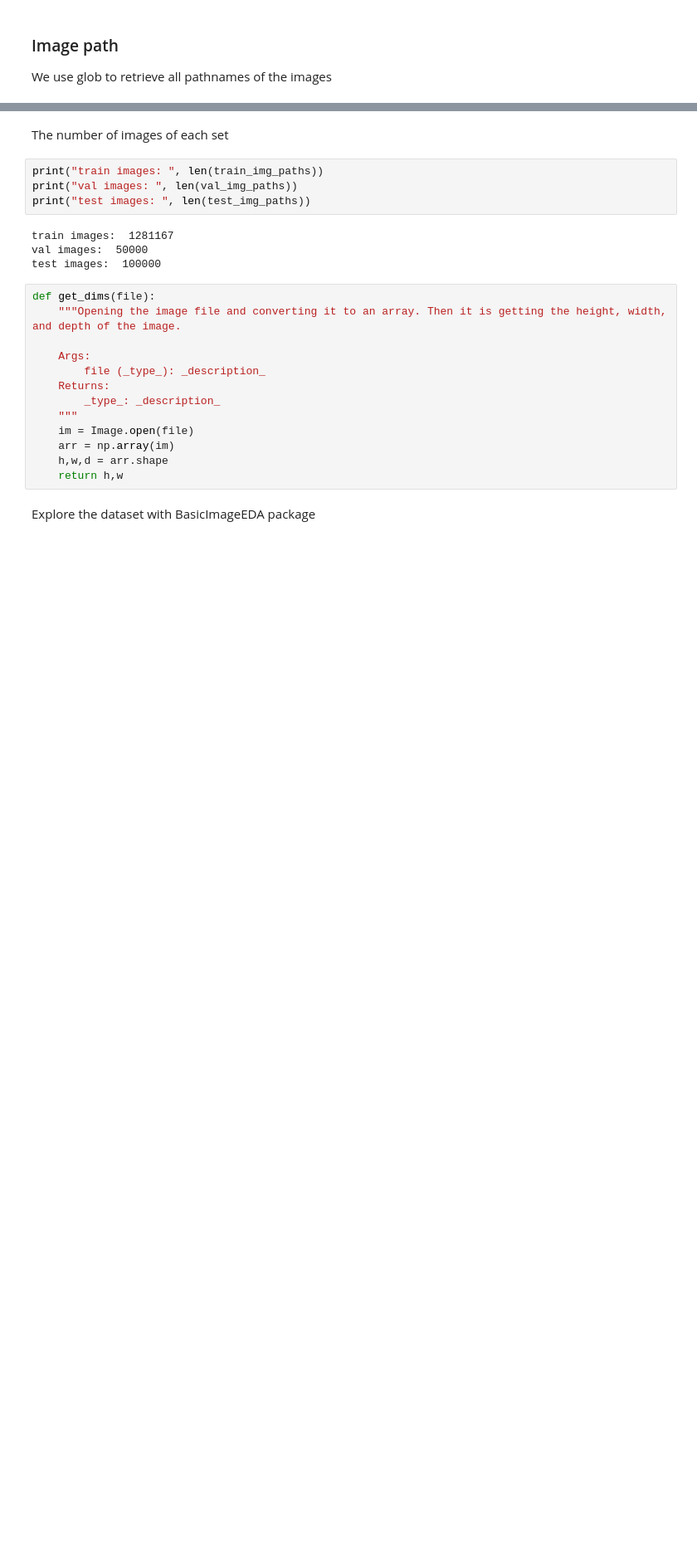
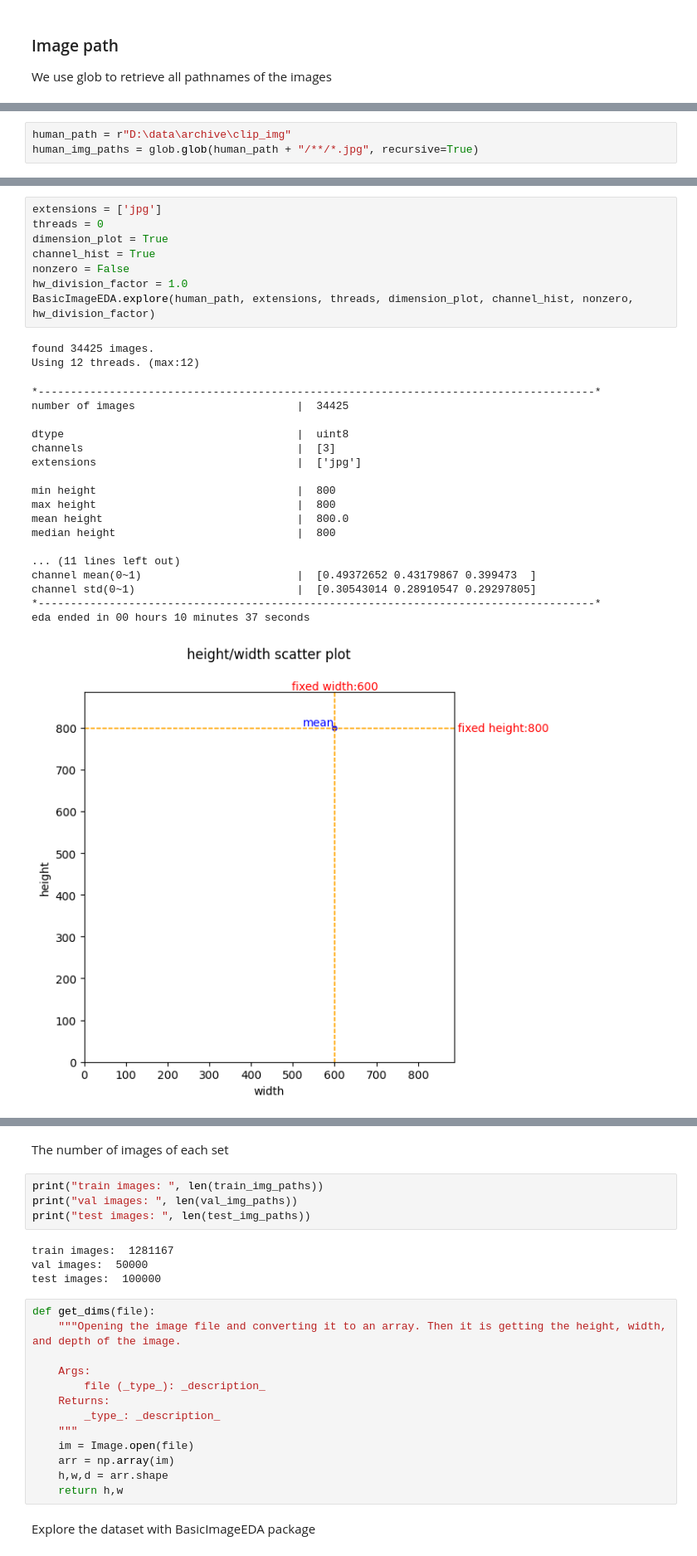
Before and after one commit to cnydo/Image-colorization, a Jupyter notebook: Image-Colorization.ipynb, the cells around one changed output, grey strips where cells are left out. Shown at 83% size. Drawn from its saved outputs; the diff is of its cells as text; blank space fills up the shorter version.

```diff
--- a/Image-Colorization.ipynb
+++ b/Image-Colorization.ipynb
@@ -90,0 +107,3 @@ test_img_paths = glob.glob(test_path + "/**/*.JPEG", recursive=True)
+# %%
+human_path = r"D:\data\archive\clip_img"
+human_img_paths = glob.glob(human_path + "/**/*.jpg", recursive=True)
@@ -90,0 +125,29 @@ test_img_paths = glob.glob(test_path + "/**/*.JPEG", recursive=True)
+# %%
+extensions = ['jpg']
+threads = 0
+dimension_plot = True
+channel_hist = True
+nonzero = False
+hw_division_factor = 1.0
+BasicImageEDA.explore(human_path, extensions, threads, dimension_plot, channel_hist, nonzero, hw_division_factor)
+# %% [output]
+found 34425 images.
+Using 12 threads. (max:12)
+*--------------------------------------------------------------------------------------*
+number of images                         |  34425
+
+dtype                                    |  uint8
+channels                                 |  [3]
+extensions                               |  ['jpg']
+
+min height                               |  800
+max height                               |  800
+mean height                              |  800.0
+median height                            |  800
+
+... (11 lines left out)
+channel mean(0~1)                        |  [0.49372652 0.43179867 0.399473  ]
+channel std(0~1)                         |  [0.30543014 0.28910547 0.29297805]
+*--------------------------------------------------------------------------------------*
+eda ended in 00 hours 10 minutes 37 seconds
+[figure, added]
```
Also changed, not shown: parts of 32 cells of this notebook, 1 other file.
